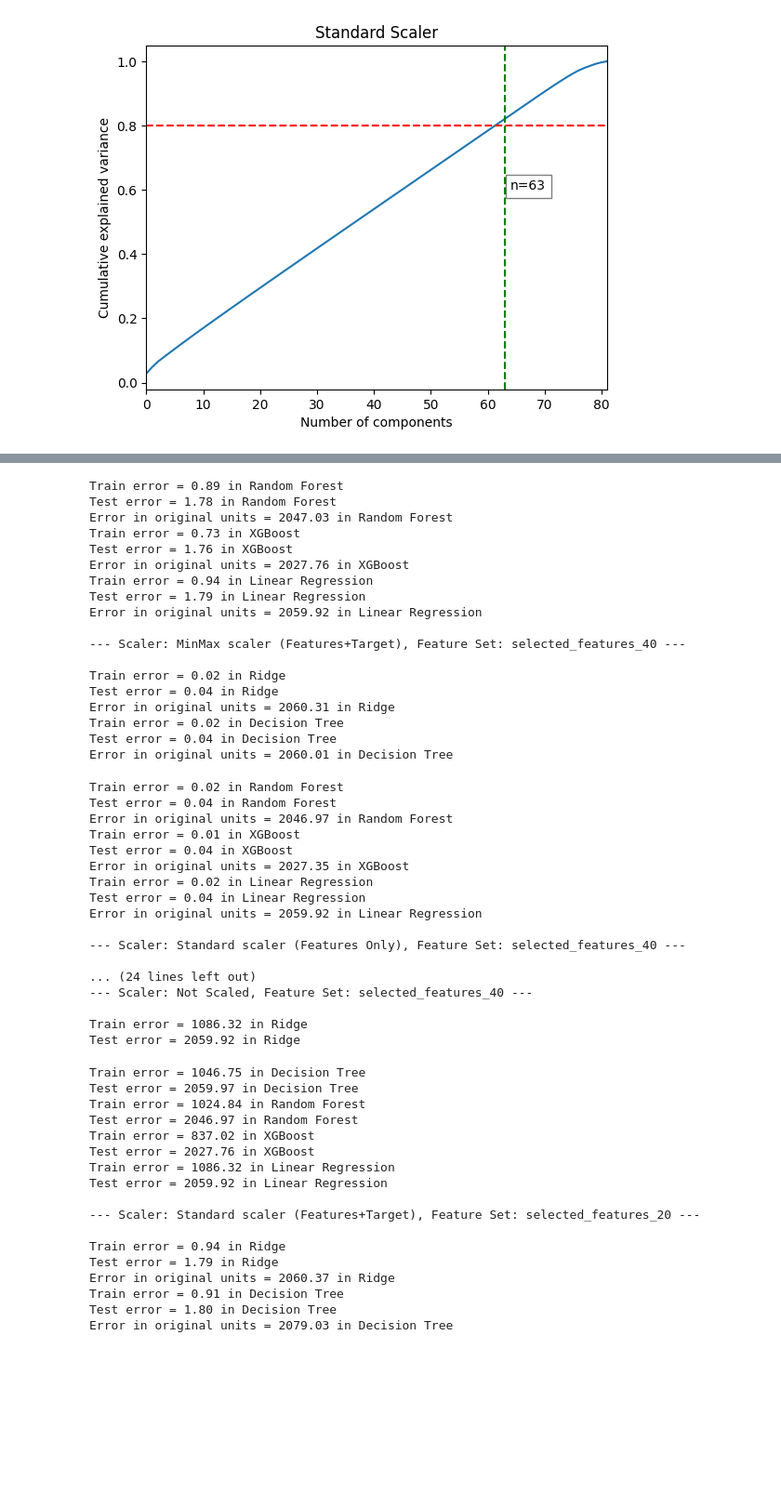
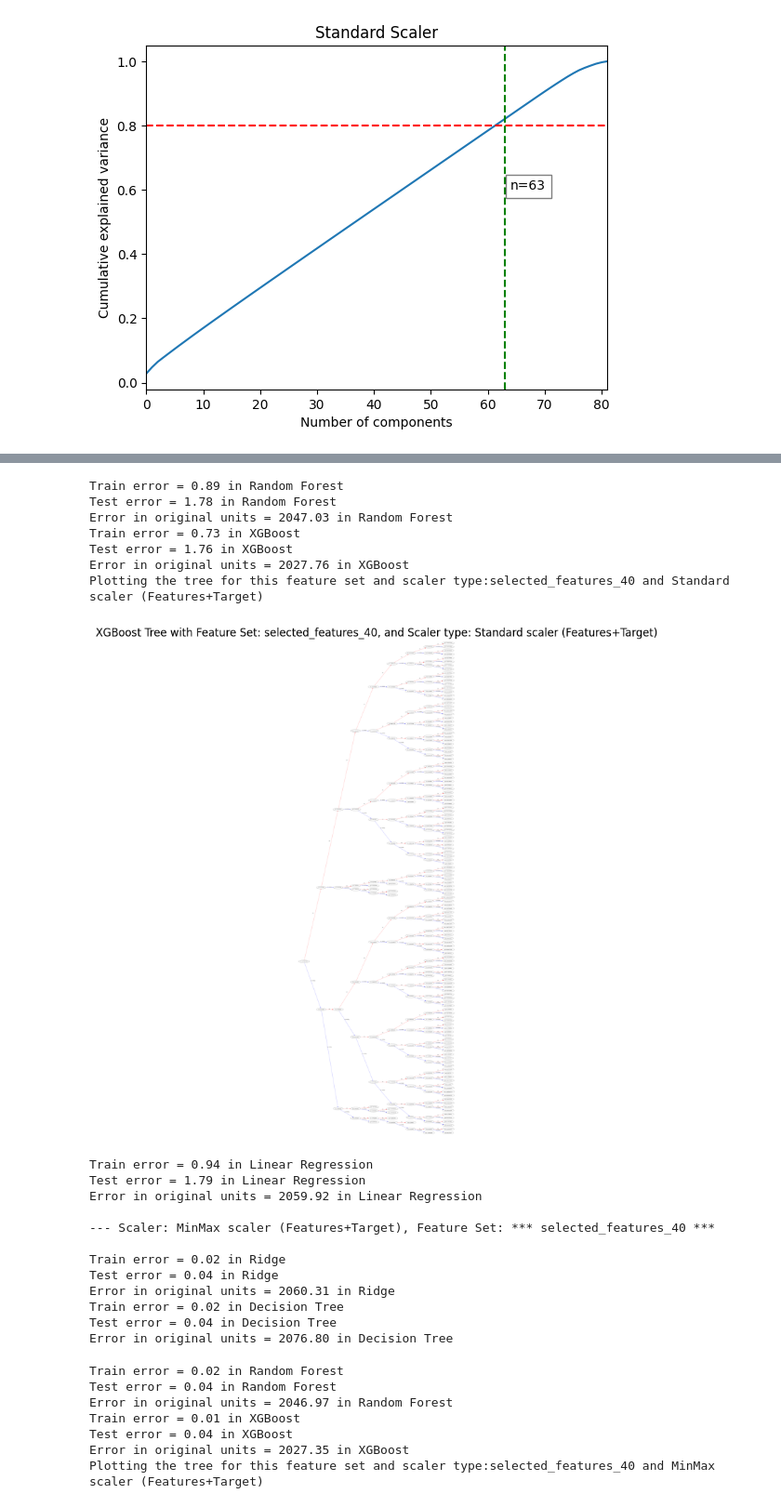
Before and after one commit to zkontor/DoorDashModels, a Jupyter notebook: Models/models.ipynb, the cells around one changed output, grey strips where cells are left out. Shown at 93% size. Drawn from its saved outputs; the diff is of its cells as text; code cells hidden in the pictures; blank space fills up the shorter version.

```diff
--- a/Models/models.ipynb
+++ b/Models/models.ipynb
@@ -569,7 +569,7 @@ def run_model(X_train, y_train, X_test, y_test, model, model_name, verbose=True)
 #Defining the models
 from sklearn.ensemble import RandomForestRegressor
 from sklearn import tree, linear_model
-from xgboost import XGBRegressor
+from xgboost import XGBRegressor, plot_tree
 from sklearn.linear_model import LinearRegression
 
 regression_models = {
@@ -611,11 +611,11 @@ for feature_set_name, feature_list in feature_sets.items():
     X_subset = X[feature_list]  # columns to use
 
     for scaler_name, scaler_class in scalers.items():
-        print(f"\n--- Scaler: {scaler_name}, Feature Set: {feature_set_name} ---\n")
+        print(f"\n--- Scaler: {scaler_name}, Feature Set: *** {feature_set_name} ***\n")
 
         # 1) Train-test split
         X_train, X_test, y_train, y_test = train_test_split(
-            X_subset, Y, test_size=0.2, random_state=42
+            X_subset, y, test_size=0.2, random_state=42
         )
 
         # Scaling for each model
@@ -669,6 +669,14 @@ for feature_set_name, feature_list in feature_sets.items():
                 # If y is unscaled, test_err is already in original units be default
                 unscaled_rmse = scaled_rmse
 
+            if model_name == "XGBoost" and feature_set_name == "selected_features_40":
+                print(f"Plotting the tree for this feature set and scaler type:{feature_set_name} and {scaler_name}")
+                plt.figure(figsize=(20,10))
+                plot_tree(model, num_trees=30, rankdir='LR', ax=plt.gca())
+                plt.title(f"XGBoost Tree with Feature Set: {feature_set_name}, and Scaler type: {scaler_name}")
+                plt.show()
+
+
             # Storing results
             pred_dict["regression_model"].append(model_name)
             pred_dict["feature_set"].append(feature_set_name)
@@ -739,52 +747,27 @@ Error in original units = 2068.72 in Decision Tree
 Train error = 0.89 in Random Forest
 Test error = 1.78 in Random Forest
 Error in original units = 2047.03 in Random Forest
 Train error = 0.73 in XGBoost
 Test error = 1.76 in XGBoost
 Error in original units = 2027.76 in XGBoost
-Train error = 0.94 in Linear Regression
-Test error = 1.79 in Linear Regression
-Error in original units = 2059.92 in Linear Regression
-
---- Scaler: MinMax scaler (Features+Target), Feature Set: selected_features_40 ---
-
-Train error = 0.02 in Ridge
-Test error = 0.04 in Ridge
-Error in original units = 2060.31 in Ridge
-Train error = 0.02 in Decision Tree
-Test error = 0.04 in Decision Tree
-Error in original units = 2060.01 in Decision Tree
+Plotting the tree for this feature set and scaler type:selected_features_40 and Standard scaler (Features+Target)
+[figure, added]
-Train error = 0.02 in Random Forest
-Test error = 0.04 in Random Forest
-Error in original units = 2046.97 in Random Forest
-Train error = 0.01 in XGBoost
-Test error = 0.04 in XGBoost
-Error in original units = 2027.35 in XGBoost
-Train error = 0.02 in Linear Regression
-Test error = 0.04 in Linear Regression
+Train error = 0.94 in Linear Regression
+Test error = 1.79 in Linear Regression
 Error in original units = 2059.92 in Linear Regression
 
---- Scaler: Standard scaler (Features Only), Feature Set: selected_features_40 ---
+--- Scaler: MinMax scaler (Features+Target), Feature Set: *** selected_features_40 ***
 
-... (24 lines left out)
---- Scaler: Not Scaled, Feature Set: selected_features_40 ---
-
-Train error = 1086.32 in Ridge
-Test error = 2059.92 in Ridge
+Train error = 0.02 in Ridge
+Test error = 0.04 in Ridge
+Error in original units = 2060.31 in Ridge
+Train error = 0.02 in Decision Tree
+Test error = 0.04 in Decision Tree
+Error in original units = 2076.80 in Decision Tree
-Train error = 1046.75 in Decision Tree
-Test error = 2059.97 in Decision Tree
-Train error = 1024.84 in Random Forest
-Test error = 2046.97 in Random Forest
-Train error = 837.02 in XGBoost
-Test error = 2027.76 in XGBoost
-Train error = 1086.32 in Linear Regression
-Test error = 2059.92 in Linear Regression
-
---- Scaler: Standard scaler (Features+Target), Feature Set: selected_features_20 ---
-
-Train error = 0.94 in Ridge
-Test error = 1.79 in Ridge
-Error in original units = 2060.37 in Ridge
-Train error = 0.91 in Decision Tree
-Test error = 1.80 in Decision Tree
-Error in original units = 2079.03 in Decision Tree
+Train error = 0.02 in Random Forest
+Test error = 0.04 in Random Forest
+Error in original units = 2046.97 in Random Forest
+Train error = 0.01 in XGBoost
+Test error = 0.04 in XGBoost
+Error in original units = 2027.35 in XGBoost
+Plotting the tree for this feature set and scaler type:selected_features_40 and MinMax scaler (Features+Target)
```
Also changed, not shown: parts of 7 cells of this notebook.
